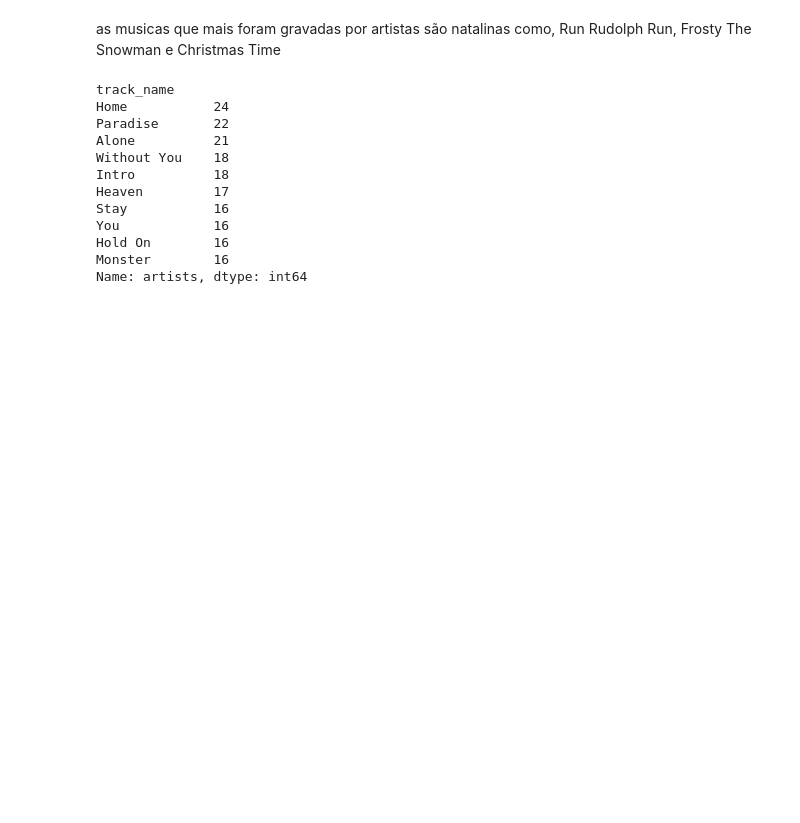
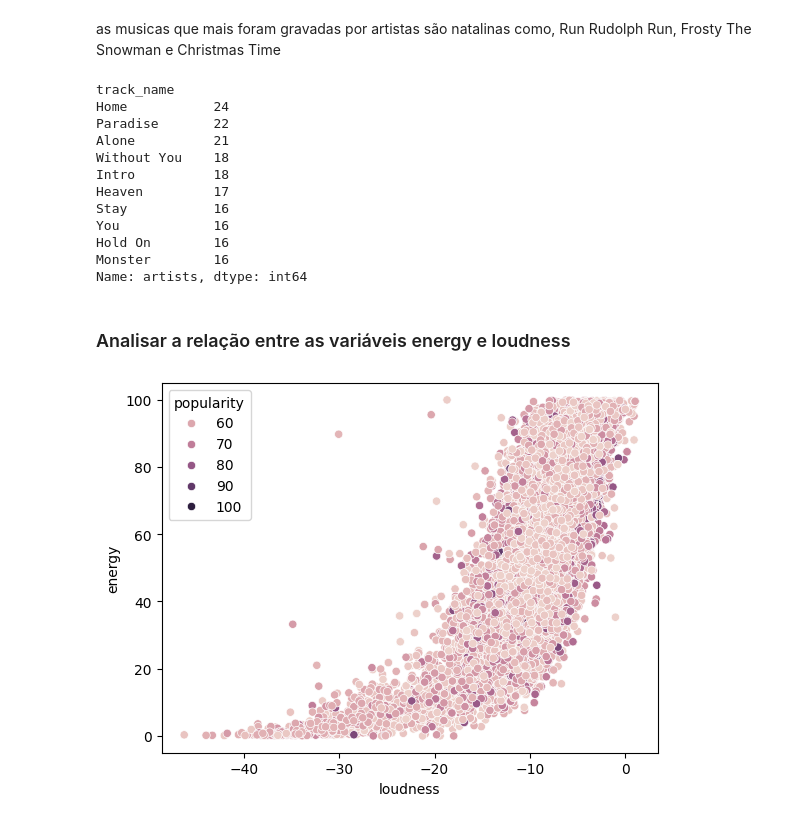
Before and after one commit to alvaroDatlo/analise_spotify, a Jupyter notebook: main.ipynb, the cells around one changed output. Cells and saved outputs as stored; diff of their text form; code cells hidden in the pictures; blank space fills up the shorter version.

Commit message:
relação entre as variáveis energy e loudness

```diff
--- a/main.ipynb
+++ b/main.ipynb
@@ -205,3 +205,9 @@ You            16
 Hold On        16
 Monster        16
 Name: artists, dtype: int64
+# %% [markdown]
+### Analisar a relação entre as variáveis energy e loudness
+# %%
+sns.scatterplot(data=df[df['popularity'] > 50], x='loudness', y='energy', hue='popularity');
+# %% [output]
+[figure, added]
```
Also changed, not shown: parts of 1 cell of this notebook.
